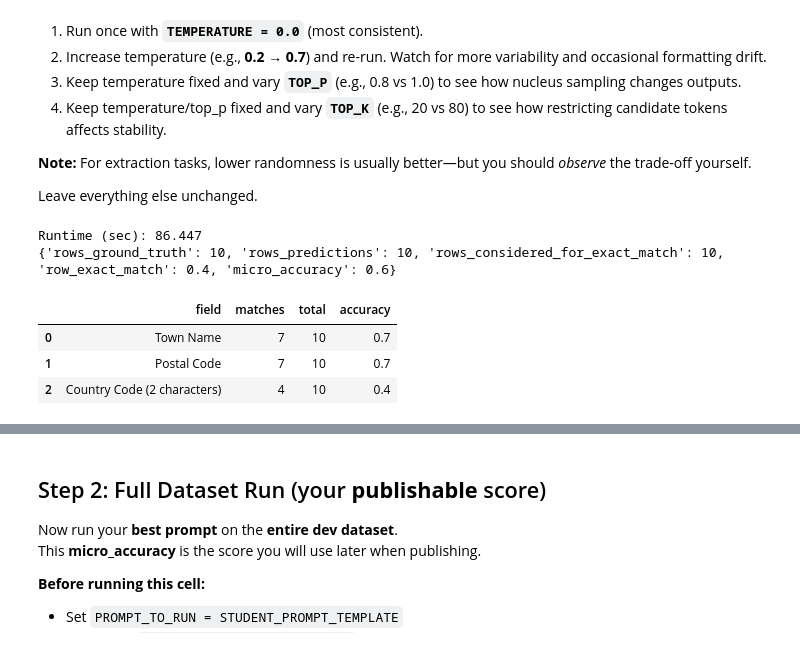
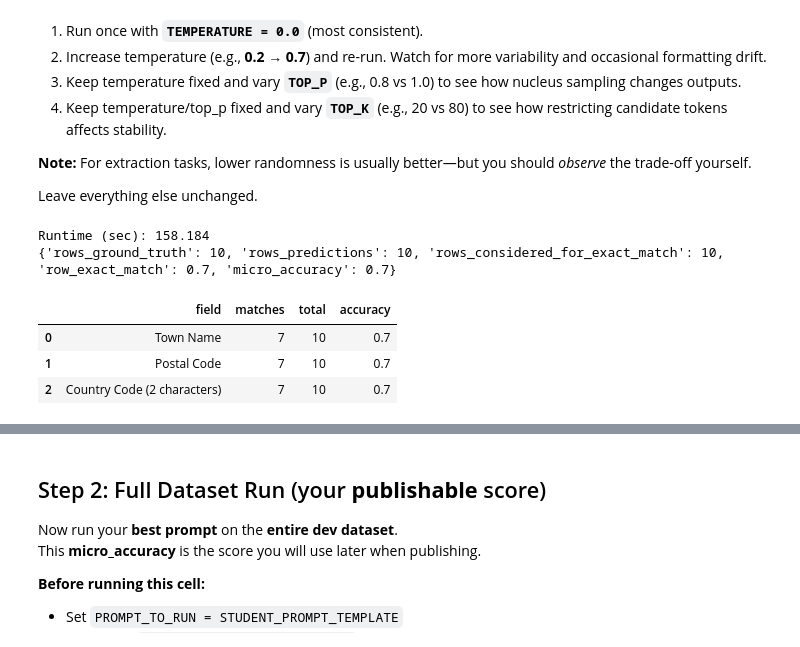
Before and after one commit to ishika-esmt/Deutsche_Bank_Workshop, a Jupyter notebook: 02_Basic_Parsing_and_Guardrails.ipynb, the cells around one changed output, grey strips where cells are left out. Drawn from its saved outputs; the diff is of its cells as text; code cells hidden in the pictures.

```diff
--- a/02_Basic_Parsing_and_Guardrails.ipynb
+++ b/02_Basic_Parsing_and_Guardrails.ipynb
@@ -89,13 +89,24 @@ Leave everything else unchanged.
 BAD_PROMPT_TEMPLATE = "Parse the address according to {schema} and return JSON. Address: {address}"
 
 # Your best prompt (edit this to beat the baseline)
-STUDENT_PROMPT_TEMPLATE = '''Put your text here {address} {schema}
-'''
+STUDENT_PROMPT_TEMPLATE = """You parse addresses into JSON. Rules: (1) Return ONLY a JSON object matching the schema. (2) All values must be lowercase. (3) Infer country from postal format, language, or state abbreviations if not stated explicitly. (4) Ignore any non-address text in the input.
+
+Schema: {schema}
+
+Examples of correct output format:
+- "bastionstraße 6, 47608 geldern" → {{"Town Name": "geldern", "Postal Code": "47608", "Country Code (2 characters)": "de"}}
+- "18 school drive, moodus ct 06469" → {{"Town Name": "moodus", "Postal Code": "06469", "Country Code (2 characters)": "us"}}
+- "via rancaglia 22, 47899 serravalle" → {{"Town Name": "serravalle", "Postal Code": "47899", "Country Code (2 characters)": "sm"}}
+
+Address: {address}"""
+
+
+# The two placeholders {address} and {schema} are required as they get filled in automatically at runtime with the actual address string and the output JSON schema
 
 # Choose which prompt to run:
 #   - BAD_PROMPT_TEMPLATE       (use with STAGE_NAME='prompt_tuned')
 #   - STUDENT_PROMPT_TEMPLATE   (use with STAGE_NAME='prompt_tuned')
-PROMPT_TO_RUN = BAD_PROMPT_TEMPLATE
+PROMPT_TO_RUN = STUDENT_PROMPT_TEMPLATE
 
 
 # -----------------------------
@@ -112,9 +123,9 @@ MODEL_NAME = os.getenv('WORKSHOP_BASELINE_MODEL', 'gemini-2.5-flash')
 COUNTRY_MODEL = os.getenv('WORKSHOP_COUNTRY_MODEL', '')  # optional
 
 # Generation params (keep consistent while tuning prompts)
-TEMPERATURE = 0.0
-TOP_P = 1.0
-TOP_K = 40
+TEMPERATURE = 0.0   # 0.0 = deterministic; higher = more random
+TOP_P = 1.0         # nucleus sampling (lower = more conservative)
+TOP_K = 40          # candidate token pool size
 
 # Execution params (don't change)
 MAX_TOKENS = preset_params["MAX_TOKENS"]
@@ -122,6 +133,9 @@ MAX_WORKERS = preset_params["MAX_WORKERS"]
 
 # Guardrails toggle (students should switch this True/False)
 USE_GUARDRAILS = False
+# With False, the model just tries to parse everything.
+# With True, a guardrail layer first checks whether the input is actually an address before calling the main extraction prompt
+# this prevents garbage outputs on bad inputs.
 
 
 # -----------------------------
@@ -139,35 +153,35 @@ t0 = time.perf_counter()
 pred_df = process_batch_addresses(
     dev_small,
     email=STUDENT_EMAIL,
     stage=STAGE_NAME,
     model=MODEL_NAME,
     country_model=COUNTRY_MODEL if COUNTRY_MODEL else None,
     temperature=TEMPERATURE,
     top_p=TOP_P,
     top_k=TOP_K,
     max_tokens=MAX_TOKENS,
     use_guardrails=USE_GUARDRAILS,
     custom_prompt_template=PROMPT_TO_RUN,
     max_workers=MAX_WORKERS,
 )
 
 runtime_sec = time.perf_counter() - t0
 print('Runtime (sec):', round(runtime_sec, 3))
 
 # Generate the report (required line)
 report = evaluate_predictions(pred_df, dev_small)
 
 # -----------------------------
 # DISPLAY RESULTS (do not edit)
 # -----------------------------
 print(report['summary'])
 display(report['field_metrics'])
 # %% [output]
-Runtime (sec): 86.447
-{'rows_ground_truth': 10, 'rows_predictions': 10, 'rows_considered_for_exact_match': 10, 'row_exact_match': 0.4, 'micro_accuracy': 0.6}
+Runtime (sec): 158.184
+{'rows_ground_truth': 10, 'rows_predictions': 10, 'rows_considered_for_exact_match': 10, 'row_exact_match': 0.7, 'micro_accuracy': 0.7}
 |  | field | matches | total | accuracy |
 | 0 | Town Name | 7 | 10 | 0.7 |
 | 1 | Postal Code | 7 | 10 | 0.7 |
-| 2 | Country Code (2 characters) | 4 | 10 | 0.4 |
+| 2 | Country Code (2 characters) | 7 | 10 | 0.7 |
 # %%
 report['mismatches']
```
Also changed, not shown: parts of 5 cells of this notebook.
